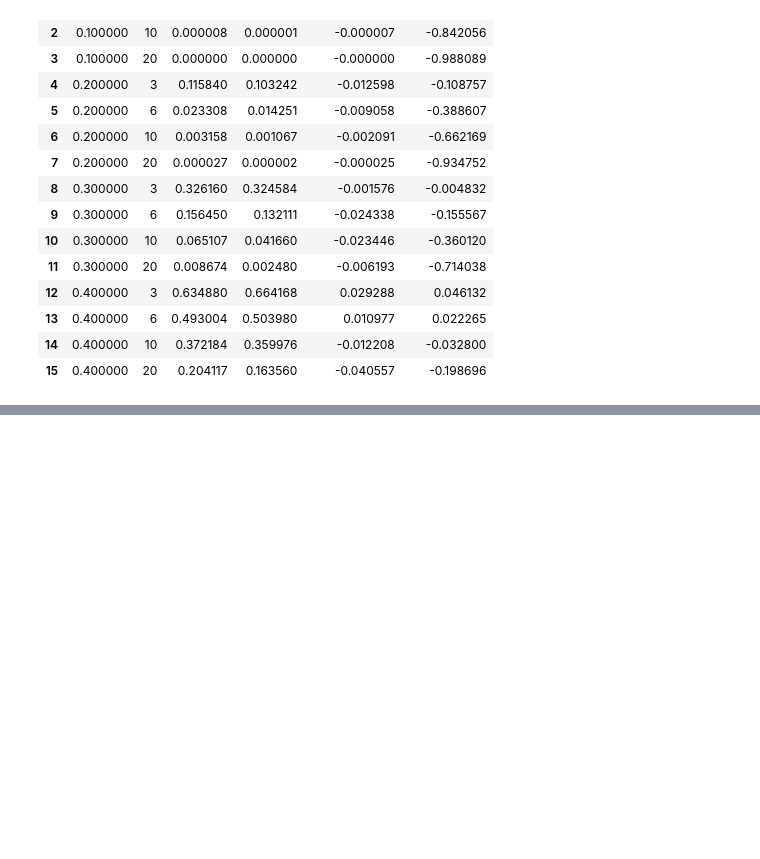
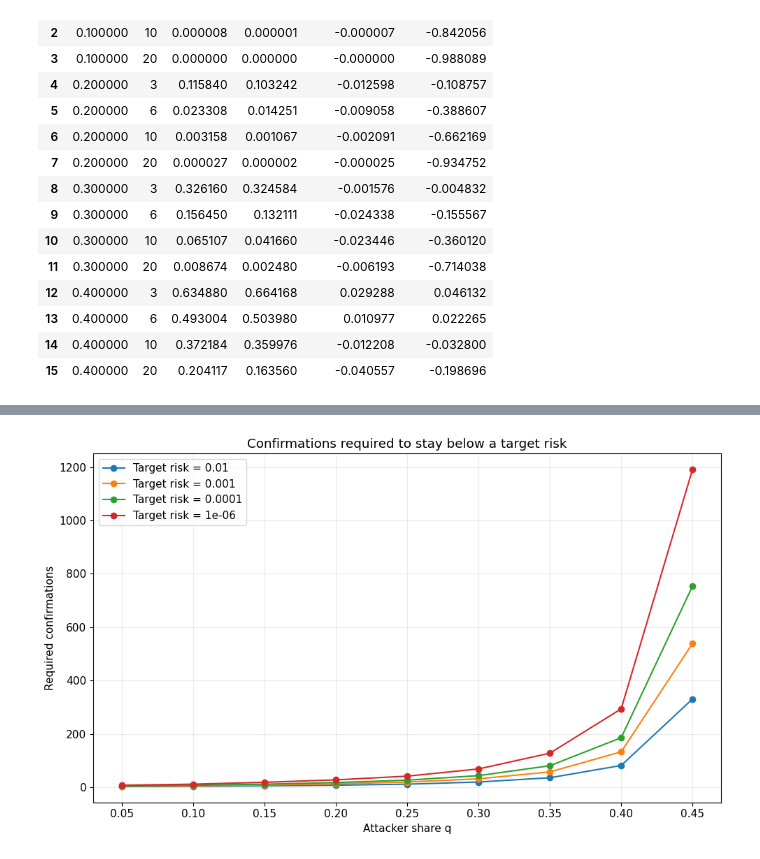
Before and after one commit to M1Draginov/bitcoin-confirmation-risk-analysis, a Jupyter notebook: bitcoin_pow_security_analysis.ipynb, the cells around one changed output, grey strips where cells are left out. Cells and saved outputs as stored; diff of their text form; code cells hidden in the pictures; blank space fills up the shorter version.

```diff
--- a/bitcoin_pow_security_analysis.ipynb
+++ b/bitcoin_pow_security_analysis.ipynb
@@ -954,0 +1316,27 @@ comparison_table
+# %%
+def confirmation_requirement_table(attacker_shares, target_risks, max_confirmations=200):
+    rows = {}
+
+    for attacker_share in attacker_shares:
+        thresholds = []
+        for target_risk in target_risks:
+            found_value = np.nan
+            for confirmations in range(1, max_confirmations + 1):
+                if exact_attack_success_probability(confirmations, attacker_share) <= target_risk:
+                    found_value = confirmations
+                    break
+            thresholds.append(found_value)
+        rows[attacker_share] = thresholds
+
+    frame = pd.DataFrame(rows, index=target_risks)
+    frame.index.name = "target_risk"
+    frame.columns.name = "attacker_share"
+    return frame
+
+requirement_shares = np.round(np.arange(0.05, 0.46, 0.05), 2)
+risk_targets = [1e-2, 1e-3, 1e-4, 1e-6]
+
+# A higher cap is needed because strong attackers may require hundreds of
+# confirmations before the exact risk drops below very small thresholds.
+requirement_table = confirmation_requirement_table(requirement_shares, risk_targets, max_confirmations=1200)
+requirement_table
@@ -954,0 +1350,13 @@ comparison_table
+# %%
+
+fig, ax = plt.subplots()
+for risk in risk_targets:
+    ax.plot(requirement_shares, requirement_table.loc[risk], marker="o", label=f"Target risk = {risk:g}")
+ax.set_title("Confirmations required to stay below a target risk")
+ax.set_xlabel("Attacker share q")
+ax.set_ylabel("Required confirmations")
+ax.legend()
+fig.tight_layout()
+plt.show()
+# %% [output]
+[figure, added]
```
Also changed, not shown: parts of 17 cells of this notebook.
